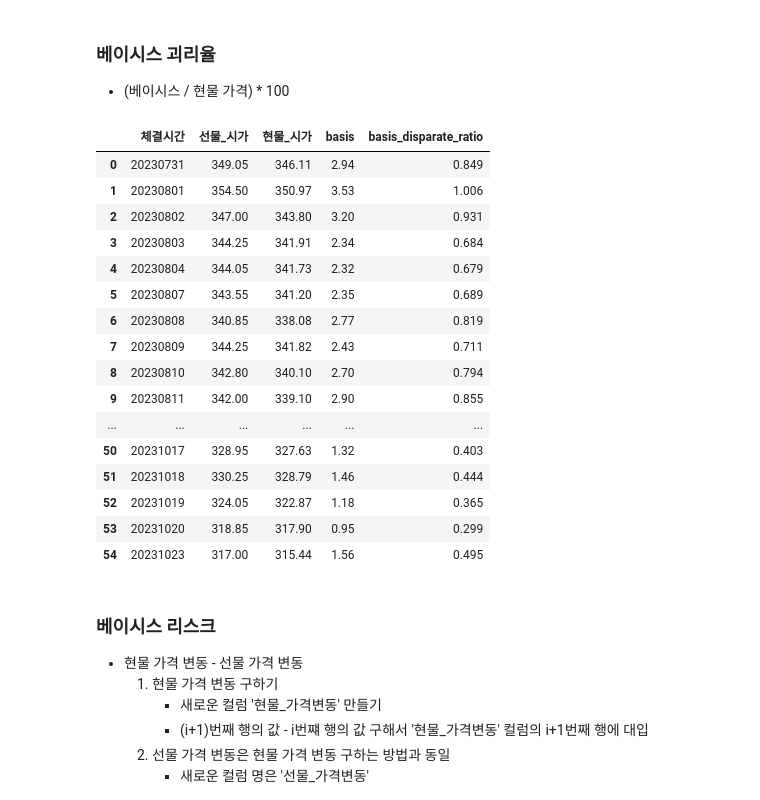
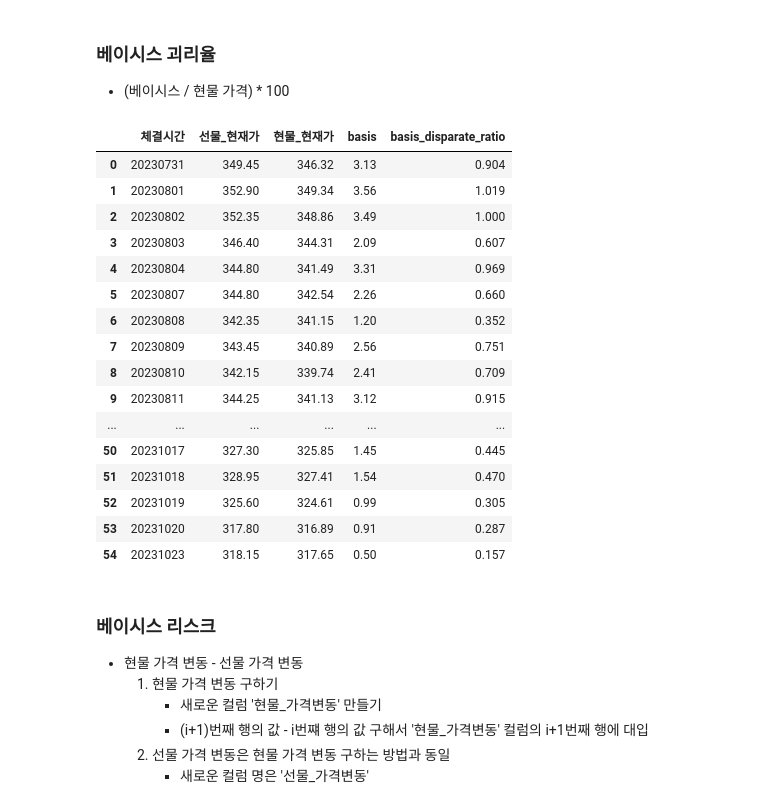
Before and after one commit to 324ysw2/Project1, a Jupyter notebook: basis/basis.ipynb, the cells around one changed output. Drawn from its saved outputs; the diff is of its cells as text; code cells hidden in the pictures.

Commit message:
jy/basis 수정

```diff
--- a/basis/basis.ipynb
+++ b/basis/basis.ipynb
@@ -167,6 +168,6 @@ PData[cols_to_divide] = PData[cols_to_divide] / 100
 # %%
 # PData.drop('Unnamed: 0',axis = 1,inplace=True)
 # %%
-PData = PData.loc[:,['체결시간','시가']]
+PData = PData.loc[:,['체결시간','현재가']]
 PData
 # %% [output]
@@ -185,6 +186,6 @@ PData
 900 rows × 2 columns
 # %%
-PData.columns = ['체결시간','현물_시가']
+PData.columns = ['체결시간','현물_현재가']
 # %%
 PData.columns
 # %% [output]
@@ -201,6 +202,6 @@ PData.head()
 # %%
 # 체결시간 15:30분 데이터만 남김
 # str로 바꿔줘서 나중에 datetime으로 바꿔줘야함
-PData_df = PData[PData['체결시간'].astype(str).str.contains('153000')]
+PData_df = PData[PData['체결시간'].astype(str).str.contains('093000')]
 PData_df
 # %% [output]
@@ -297,7 +309,7 @@ Data.head()
     - 이러한 상황에서는 선물 계약을 롤오버하는 비용이 발생할 수 있습니다.
 # %%
 # basis 계산
-Data['basis'] = Data['선물_시가']-Data['현물_시가']
+Data['basis'] = Data['선물_현재가']-Data['현물_현재가']
 # %%
 Data.head()
 # %% [output]
@@ -333,26 +351,26 @@ memory usage: 1.6+ KB
 * (베이시스 / 현물 가격) * 100
 # %%
 # basis 계산
-Data['basis_disparate_ratio'] = ((Data['basis'] / Data['현물_시가']) * 100).round(3)
+Data['basis_disparate_ratio'] = ((Data['basis'] / Data['현물_현재가']) * 100).round(3)
 Data
 # %% [output]
-|  | 체결시간 | 선물_시가 | 현물_시가 | basis | basis_disparate_ratio |
-| 0 | 20230731 | 349.05 | 346.11 | 2.94 | 0.849 |
-| 1 | 20230801 | 354.50 | 350.97 | 3.53 | 1.006 |
-| 2 | 20230802 | 347.00 | 343.80 | 3.20 | 0.931 |
-| 3 | 20230803 | 344.25 | 341.91 | 2.34 | 0.684 |
-| 4 | 20230804 | 344.05 | 341.73 | 2.32 | 0.679 |
-| 5 | 20230807 | 343.55 | 341.20 | 2.35 | 0.689 |
-| 6 | 20230808 | 340.85 | 338.08 | 2.77 | 0.819 |
-| 7 | 20230809 | 344.25 | 341.82 | 2.43 | 0.711 |
-| 8 | 20230810 | 342.80 | 340.10 | 2.70 | 0.794 |
-| 9 | 20230811 | 342.00 | 339.10 | 2.90 | 0.855 |
+|  | 체결시간 | 선물_현재가 | 현물_현재가 | basis | basis_disparate_ratio |
+| 0 | 20230731 | 349.45 | 346.32 | 3.13 | 0.904 |
+| 1 | 20230801 | 352.90 | 349.34 | 3.56 | 1.019 |
+| 2 | 20230802 | 352.35 | 348.86 | 3.49 | 1.000 |
+| 3 | 20230803 | 346.40 | 344.31 | 2.09 | 0.607 |
+| 4 | 20230804 | 344.80 | 341.49 | 3.31 | 0.969 |
+| 5 | 20230807 | 344.80 | 342.54 | 2.26 | 0.660 |
+| 6 | 20230808 | 342.35 | 341.15 | 1.20 | 0.352 |
+| 7 | 20230809 | 343.45 | 340.89 | 2.56 | 0.751 |
+| 8 | 20230810 | 342.15 | 339.74 | 2.41 | 0.709 |
+| 9 | 20230811 | 344.25 | 341.13 | 3.12 | 0.915 |
 | ... | ... | ... | ... | ... | ... |
-| 50 | 20231017 | 328.95 | 327.63 | 1.32 | 0.403 |
-| 51 | 20231018 | 330.25 | 328.79 | 1.46 | 0.444 |
-| 52 | 20231019 | 324.05 | 322.87 | 1.18 | 0.365 |
-| 53 | 20231020 | 318.85 | 317.90 | 0.95 | 0.299 |
-| 54 | 20231023 | 317.00 | 315.44 | 1.56 | 0.495 |
+| 50 | 20231017 | 327.30 | 325.85 | 1.45 | 0.445 |
+| 51 | 20231018 | 328.95 | 327.41 | 1.54 | 0.470 |
+| 52 | 20231019 | 325.60 | 324.61 | 0.99 | 0.305 |
+| 53 | 20231020 | 317.80 | 316.89 | 0.91 | 0.287 |
+| 54 | 20231023 | 318.15 | 317.65 | 0.50 | 0.157 |
 # %% [markdown]
 ### 베이시스 리스크
 
```
Also changed, not shown: parts of 28 cells of this notebook, 5 other files.
